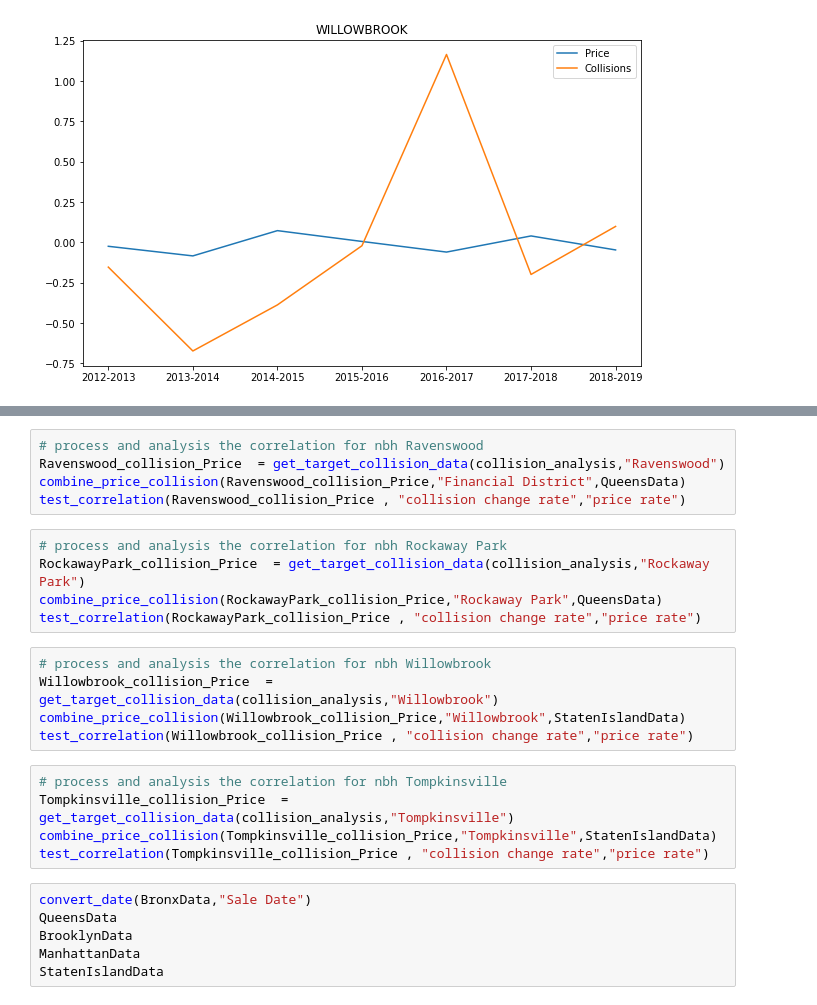
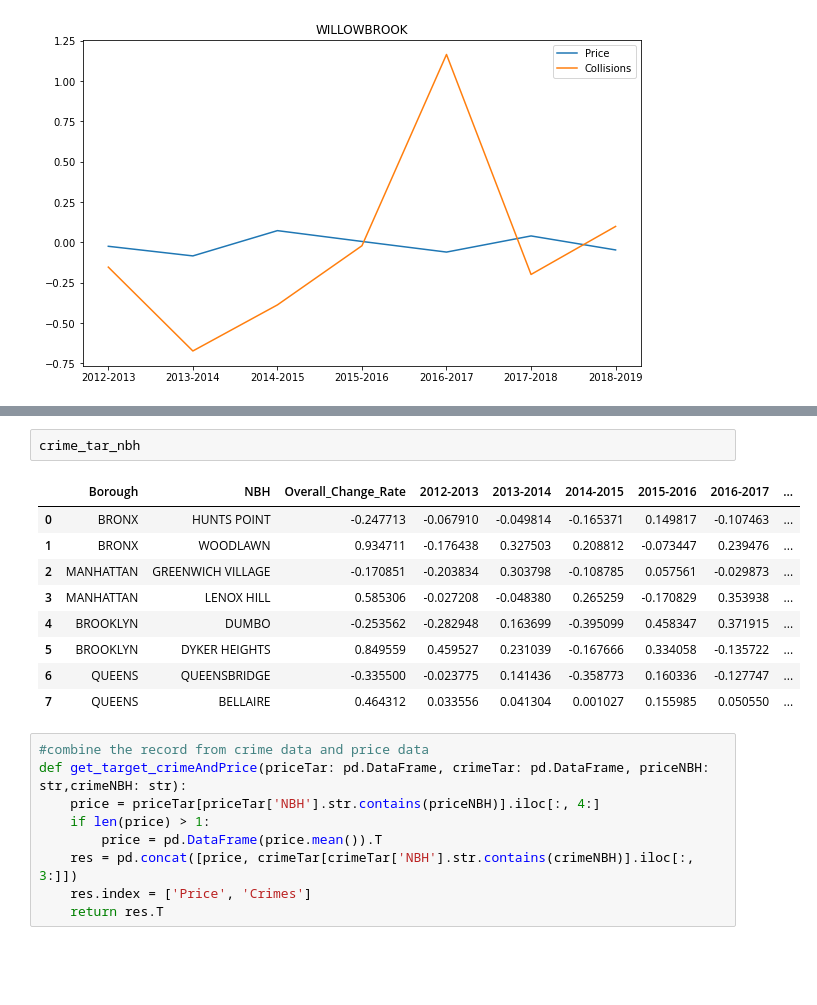
Before and after one commit to Dh0le/2022Spring_Finals, a Jupyter notebook: IS597 Final Project.ipynb, the cells around one changed output, grey strips where cells are left out. Cells and saved outputs as stored; diff of their text form; blank space fills up the shorter version.

Commit message:
# update the data and rerun the notebook

```diff
--- a/IS597 Final Project.ipynb
+++ b/IS597 Final Project.ipynb
@@ -1074,26 +894,21 @@ test_correlation(FinancialDistrict_collision_Price , "collision change rate","pr
-# %%
-# process and analysis the correlation for nbh Ravenswood
-Ravenswood_collision_Price  = get_target_collision_data(collision_analysis,"Ravenswood")
-combine_price_collision(Ravenswood_collision_Price,"Financial District",QueensData)
-test_correlation(Ravenswood_collision_Price , "collision change rate","price rate")
-# %%
-# process and analysis the correlation for nbh Rockaway Park
-RockawayPark_collision_Price  = get_target_collision_data(collision_analysis,"Rockaway Park")
-combine_price_collision(RockawayPark_collision_Price,"Rockaway Park",QueensData)
-test_correlation(RockawayPark_collision_Price , "collision change rate","price rate")
-# %%
-# process and analysis the correlation for nbh Willowbrook
-Willowbrook_collision_Price  = get_target_collision_data(collision_analysis,"Willowbrook")
-combine_price_collision(Willowbrook_collision_Price,"Willowbrook",StatenIslandData)
-test_correlation(Willowbrook_collision_Price , "collision change rate","price rate")
-# %%
-# process and analysis the correlation for nbh Tompkinsville
-Tompkinsville_collision_Price  = get_target_collision_data(collision_analysis,"Tompkinsville")
-combine_price_collision(Tompkinsville_collision_Price,"Tompkinsville",StatenIslandData)
-test_correlation(Tompkinsville_collision_Price , "collision change rate","price rate")
-# %%
-convert_date(BronxData,"Sale Date")
-QueensData
-BrooklynData
-ManhattanData
-StatenIslandData
+# %%
+crime_tar_nbh
+# %% [output]
+|  | Borough | NBH | Overall_Change_Rate | 2012-2013 | 2013-2014 | 2014-2015 | 2015-2016 | 2016-2017 | ... |
+| 0 | BRONX | HUNTS POINT | -0.247713 | -0.067910 | -0.049814 | -0.165371 | 0.149817 | -0.107463 | ... |
+| 1 | BRONX | WOODLAWN | 0.934711 | -0.176438 | 0.327503 | 0.208812 | -0.073447 | 0.239476 | ... |
+| 2 | MANHATTAN | GREENWICH VILLAGE | -0.170851 | -0.203834 | 0.303798 | -0.108785 | 0.057561 | -0.029873 | ... |
+| 3 | MANHATTAN | LENOX HILL | 0.585306 | -0.027208 | -0.048380 | 0.265259 | -0.170829 | 0.353938 | ... |
+| 4 | BROOKLYN | DUMBO | -0.253562 | -0.282948 | 0.163699 | -0.395099 | 0.458347 | 0.371915 | ... |
+| 5 | BROOKLYN | DYKER HEIGHTS | 0.849559 | 0.459527 | 0.231039 | -0.167666 | 0.334058 | -0.135722 | ... |
+| 6 | QUEENS | QUEENSBRIDGE | -0.335500 | -0.023775 | 0.141436 | -0.358773 | 0.160336 | -0.127747 | ... |
+| 7 | QUEENS | BELLAIRE | 0.464312 | 0.033556 | 0.041304 | 0.001027 | 0.155985 | 0.050550 | ... |
+# %%
+#combine the record from crime data and price data
+def get_target_crimeAndPrice(priceTar: pd.DataFrame, crimeTar: pd.DataFrame, priceNBH: str,crimeNBH: str):
+    price = priceTar[priceTar['NBH'].str.contains(priceNBH)].iloc[:, 4:]
+    if len(price) > 1:
+        price = pd.DataFrame(price.mean()).T
+    res = pd.concat([price, crimeTar[crimeTar['NBH'].str.contains(crimeNBH)].iloc[:, 3:]])
+    res.index = ['Price', 'Crimes']
+    return res.T
```
Also changed, not shown: parts of 62 cells of this notebook, 1 other file.
